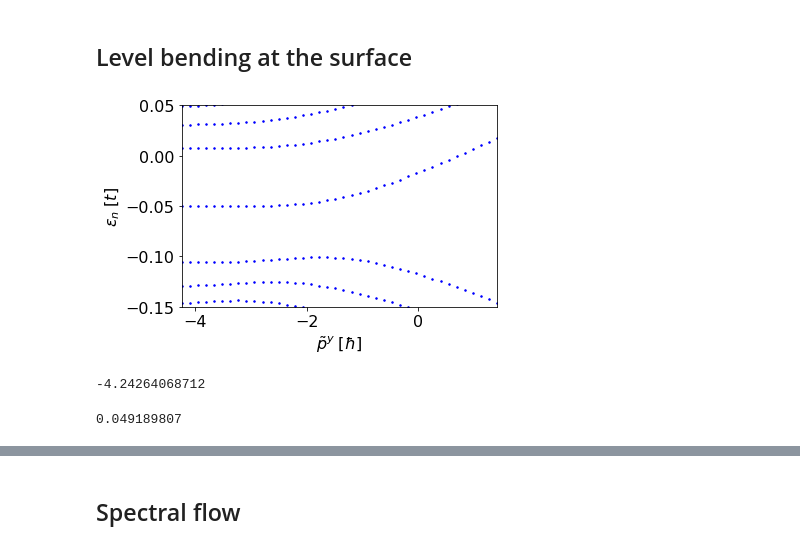
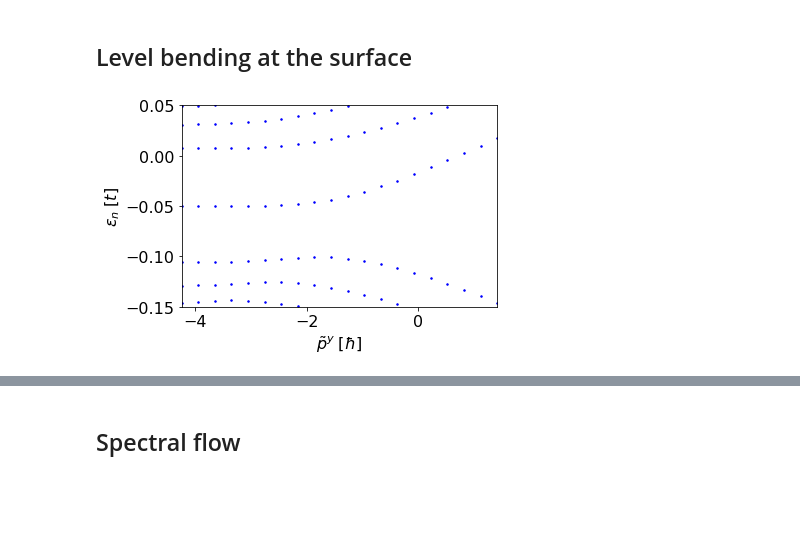
Before and after one commit to Artem-Ivashko/Vazifeh-Franz-magnetic-field, a Jupyter notebook: BBL-set-2.ipynb, the cells around one changed output, grey strips where cells are left out. Saved outputs shown, nothing was run; the diff lists cells and outputs as text; code cells hidden in the pictures; blank space fills up the shorter version.

```diff
--- a/BBL-set-2.ipynb
+++ b/BBL-set-2.ipynb
@@ -610,35 +660,29 @@ del fsys, params, evals, evecs
 # %%
 fsys = diagonalizer.FinalizedSystem_1D(400)
 params = copy(ParametersDefault)
 params.lBinv2 = 1. / 50.**2
 params.x_shift= (400 - 1.)/2.
-params.pz = 0.63 #-0.55
+params.pz = 0.63
 
 pyMin = 0.02
 pyMax = 0.1
-pyCount = 40
+pyCount = 20
 
 evals, evecs = pSweep_1D(fsys, params, pyMin, pyMax, pCount=pyCount, yORzSweep = 'pySweep')
 plt = spectrum_plot_1D(evals, pyMin*sqrt(2)/sqrt(params.lBinv2)-400/(sqrt(2)/sqrt(params.lBinv2)),
                            pyMax*sqrt(2)/sqrt(params.lBinv2)-400/(sqrt(2)/sqrt(params.lBinv2)),
                        #pyMin, pyMax,
                        pyCount, ShowPlot = False)
 plt.ylim(-0.1-0.05,0.1-0.05)  #(-0.15, 0.2)
 plt.xlabel(r'$\tilde p^y\; [\hbar]$')
 plt.ylabel(r'$\varepsilon_n \; [t]$')
 plt.locator_params(axis = 'x', nbins=5)
 plt.locator_params(axis = 'y', nbins=5)
 
 plt.tight_layout()
 plt.savefig('images/Level-bending.eps')
 plt.show()
+
+del params, plt
 # %% [output]
-[figure, old version]
+[figure, new version]
-# %%
-print(pyMin*sqrt(2)/sqrt(params.lBinv2)-400/(sqrt(2)/sqrt(params.lBinv2)))
-pyMax*sqrt(2)/sqrt(params.lBinv2)-400/(sqrt(2)/sqrt(params.lBinv2))
-
-params.EnergyNode2
-# %% [output]
--4.24264068712
-0.049189807
```
Also changed, not shown: parts of 5 cells of this notebook, 2 other files.
